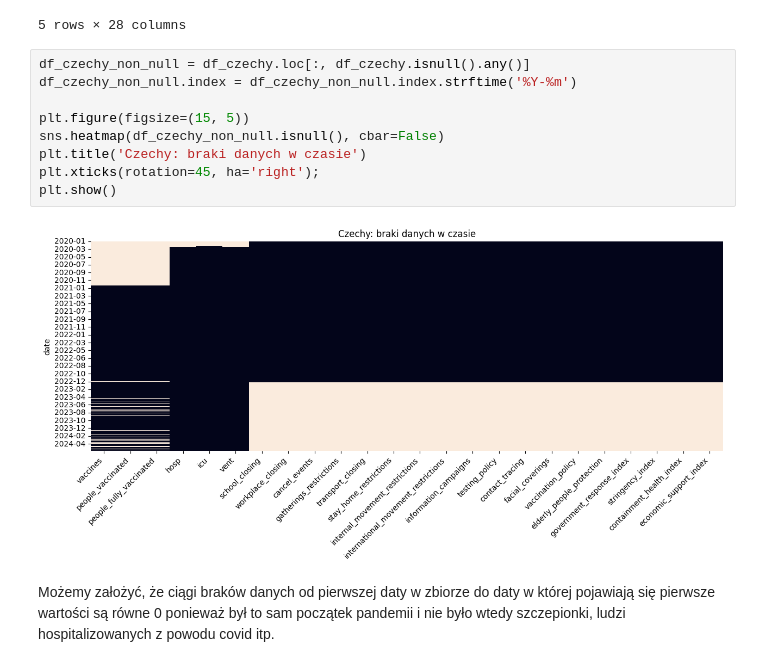
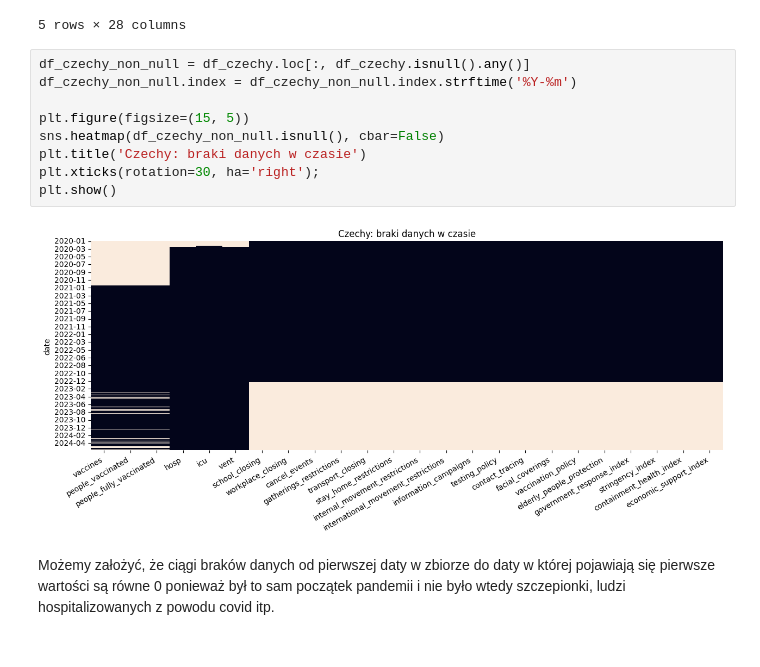
Before and after one commit to Krzysiaczek-kris/COVID, a Jupyter notebook: Bugajski_Krzysztof_COVID.ipynb, the cells around one changed output. Cells and saved outputs as stored; diff of their text form.

```diff
--- a/Bugajski_Krzysztof_COVID.ipynb
+++ b/Bugajski_Krzysztof_COVID.ipynb
@@ -247,14 +247,14 @@ df_czechy.head()
 # %%
 df_czechy_non_null = df_czechy.loc[:, df_czechy.isnull().any()]
 df_czechy_non_null.index = df_czechy_non_null.index.strftime('%Y-%m')
 
 plt.figure(figsize=(15, 5))
 sns.heatmap(df_czechy_non_null.isnull(), cbar=False)
 plt.title('Czechy: braki danych w czasie')
-plt.xticks(rotation=45, ha='right');
+plt.xticks(rotation=30, ha='right');
 plt.show()
 # %% [output]
-[figure, old version]
+[figure, new version]
 # %% [markdown]
 Możemy założyć, że ciągi braków danych od pierwszej daty w zbiorze do daty w której pojawiają się pierwsze wartości są równe 0 ponieważ był to sam początek pandemii i nie było wtedy szczepionki, ludzi hospitalizowanych z powodu covid itp.
 # %%
```
Also changed, not shown: parts of 18 cells of this notebook.
